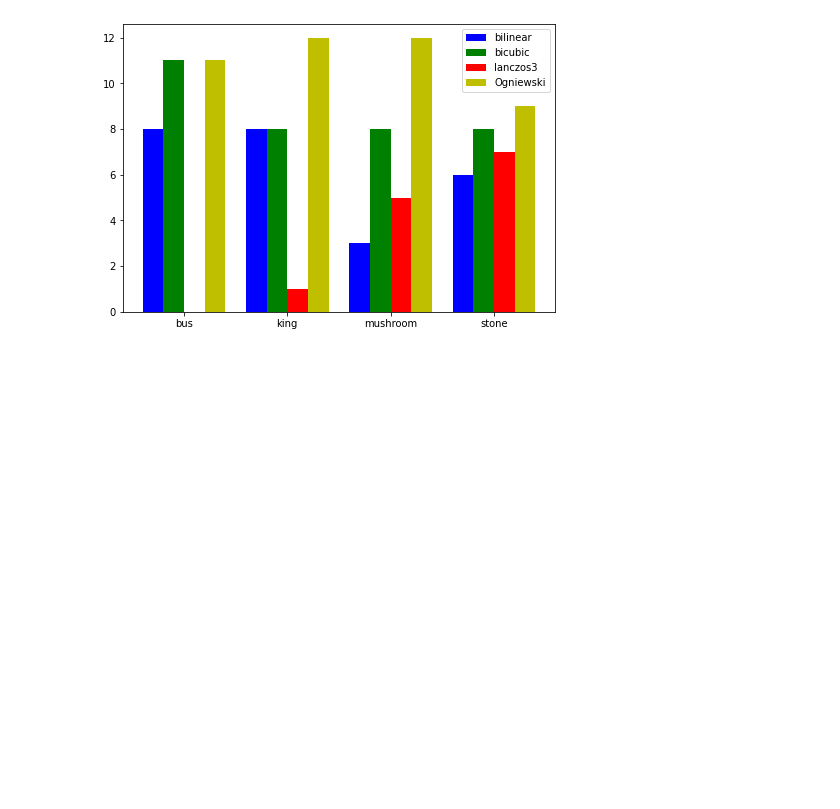
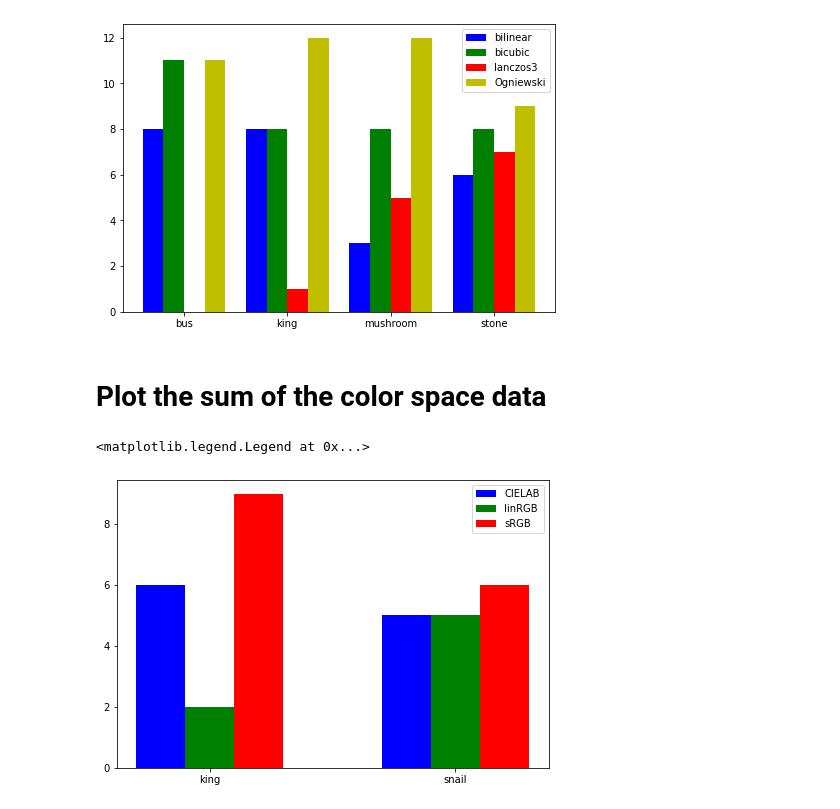
Before and after one commit to pannacotta98/color-interpolation, a Jupyter notebook: subjective-analysis/subj-analysis-test.ipynb, the cells around one changed output. Drawn from its saved outputs; the diff is of its cells as text; code cells hidden in the pictures; blank space fills up the shorter version.

Commit message:
Add color space sum plot

```diff
--- a/subjective-analysis/subj-analysis-test.ipynb
+++ b/subjective-analysis/subj-analysis-test.ipynb
@@ -110,3 +110,13 @@ for x in interp_data:
     bilinear.append(x[1])
     lanczos3.append(x[2])
     ogniewski.append(x[3])
+# %%
+color_data = [color_king, color_snail]
+srgb = []
+lab = []
+linrgb = []
+
+for x in color_data:
+    lab.append(x[0])
+    linrgb.append(x[1])
+    srgb.append(x[2])
@@ -127,3 +141,21 @@ ax.legend(loc='upper right')
 # %% [output]
 <matplotlib.legend.Legend at 0x...>
 [figure]
+# %% [markdown]
+# Plot the sum of the color space data
+# %%
+X = np.arange(2)
+fig = plt.figure()
+ax = fig.add_axes([0,0,1,1])
+xaxis = ['king','snail']
+xi = list(range(len(xaxis)))
+plt.xticks(xi,xaxis)
+
+
+ax.bar(X - 0.2, lab, color = 'b', width = 0.2, align='center', label='CIELAB')
+ax.bar(X - 0.0, linrgb, color = 'g', width = 0.2, align='center', label='linRGB')
+ax.bar(X + 0.2, srgb, color = 'r', width = 0.2, align='center', label='sRGB')
+ax.legend(loc='upper right')
+# %% [output]
+<matplotlib.legend.Legend at 0x...>
+[figure, added]
```
Also changed, not shown: parts of 3 cells of this notebook.
